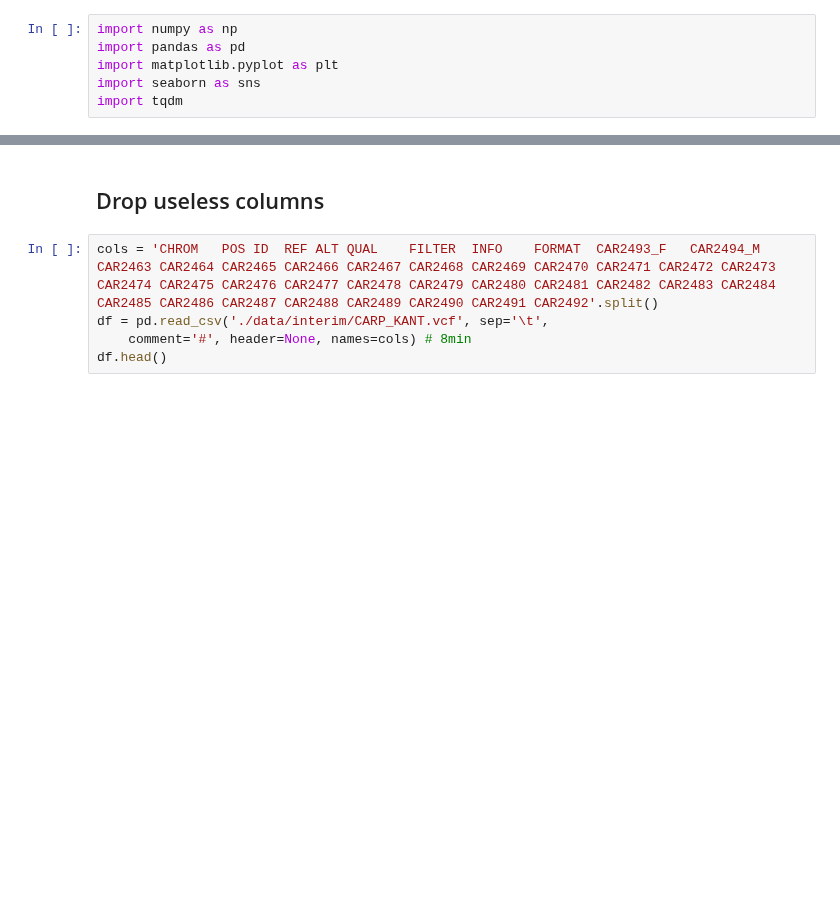
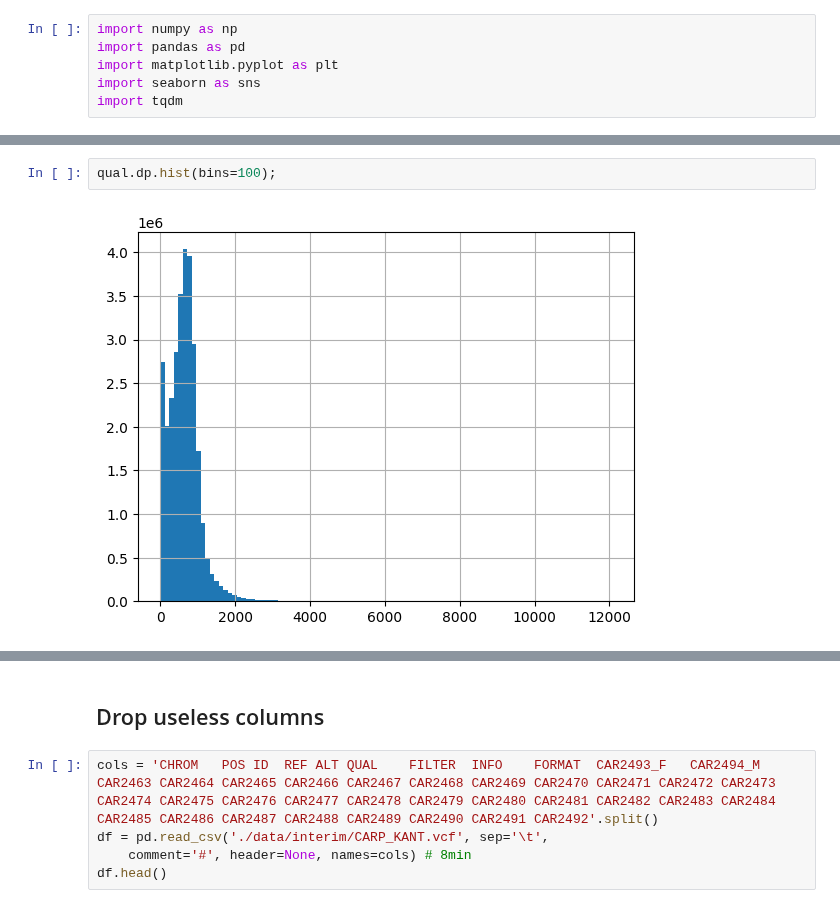
Before and after one commit to mitoclub/AquaSelection, a Jupyter notebook: intersect.ipynb, the cells around one changed output, grey strips where cells are left out. Cells and saved outputs as stored; diff of their text form; blank space fills up the shorter version.

```diff
--- a/intersect.ipynb
+++ b/intersect.ipynb
@@ -6,0 +33,4 @@ import tqdm
+# %%
+qual.dp.hist(bins=100);
+# %% [output]
+[figure, added]
```
Also changed, not shown: parts of 8 cells of this notebook, 3 other files.
